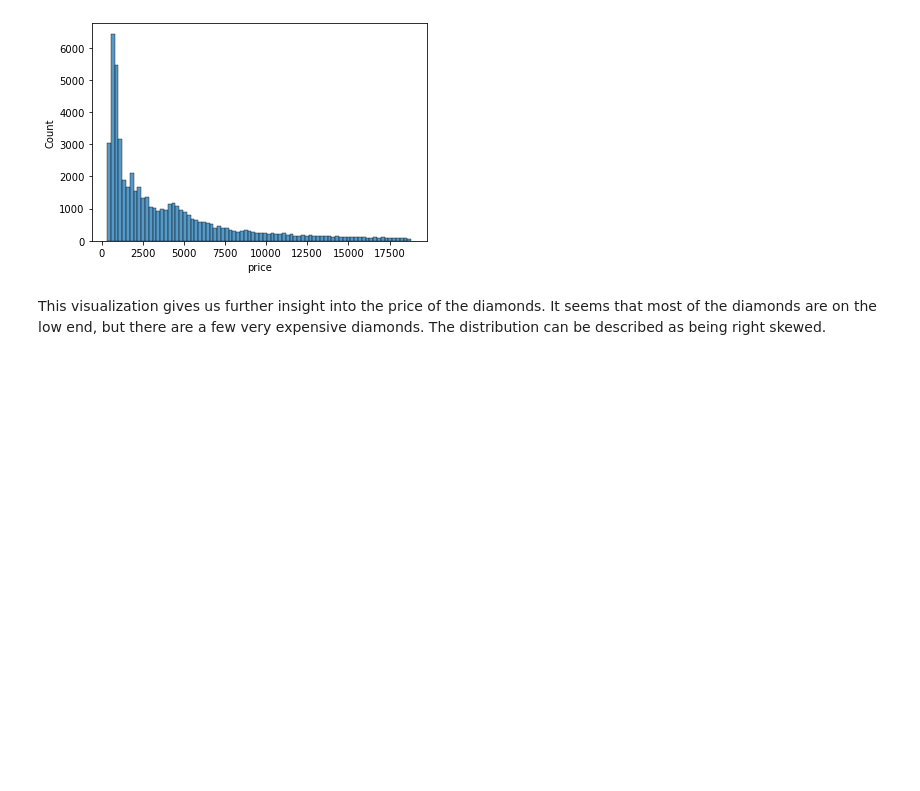
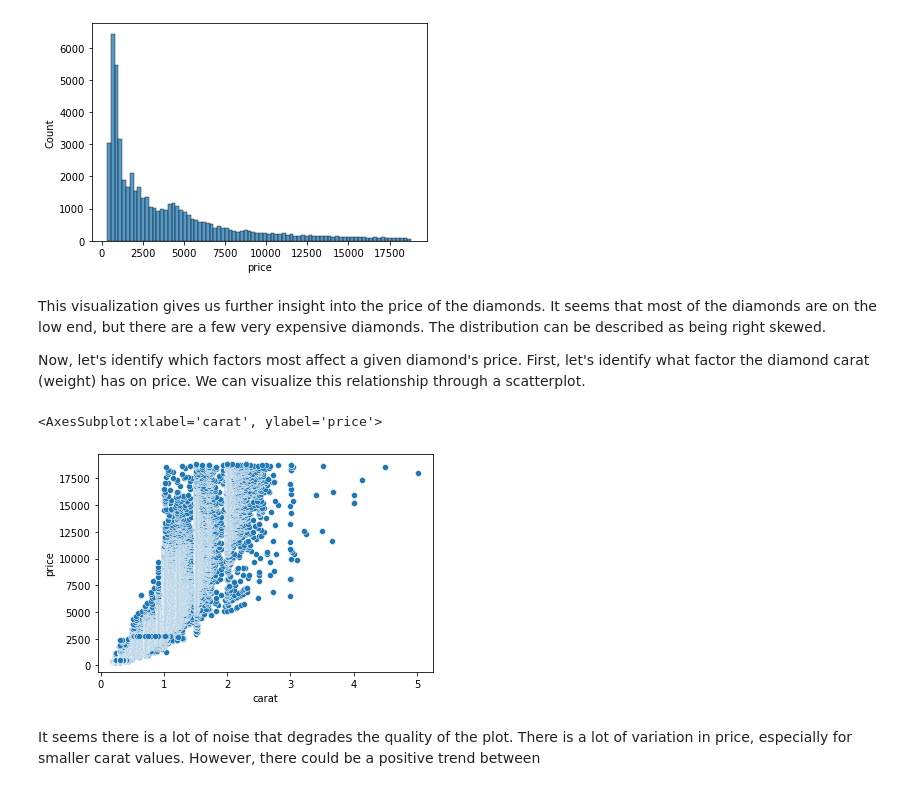
Before and after one commit to ahaldankar-vt/ahaldankar-vt.github.io, a Jupyter notebook: SampleBlog/posts/regression/index.ipynb, the cells around one changed output. Cells and saved outputs as stored; diff of their text form; code cells hidden in the pictures; blank space fills up the shorter version.

Commit message:
Added some more visualizations

```diff
--- a/SampleBlog/posts/regression/index.ipynb
+++ b/SampleBlog/posts/regression/index.ipynb
@@ -76,3 +76,12 @@ sns.histplot(data=diamonds, x="price")
 [figure]
 # %% [markdown]
 This visualization gives us further insight into the price of the diamonds. It seems that most of the diamonds are on the low end, but there are a few very expensive diamonds. The distribution can be described as being right skewed.
+
+Now, let's identify which factors most affect a given diamond's price. First, let's identify what factor the diamond carat (weight) has on price. We can visualize this relationship through a scatterplot.
+# %%
+sns.scatterplot(data=diamonds, x="carat", y="price")
+# %% [output]
+<AxesSubplot:xlabel='carat', ylabel='price'>
+[figure, added]
+# %% [markdown]
+It seems there is a lot of noise that degrades the quality of the plot. There is a lot of variation in price, especially for smaller carat values. However, there could be a positive trend between
```
